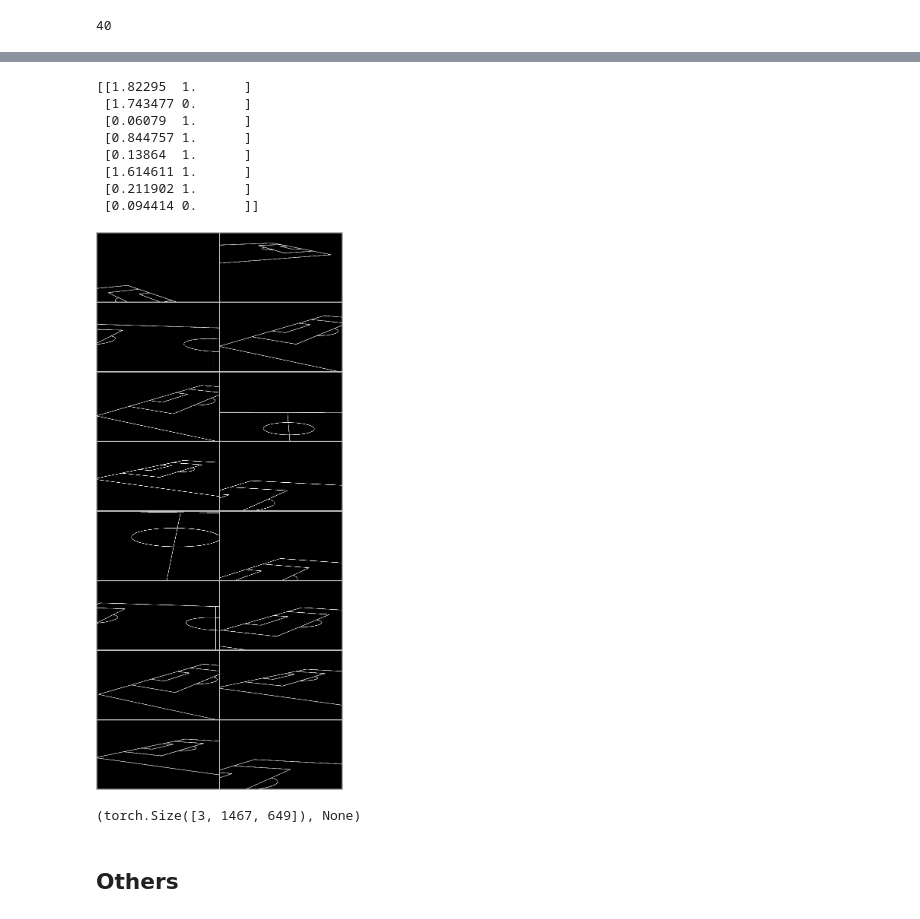
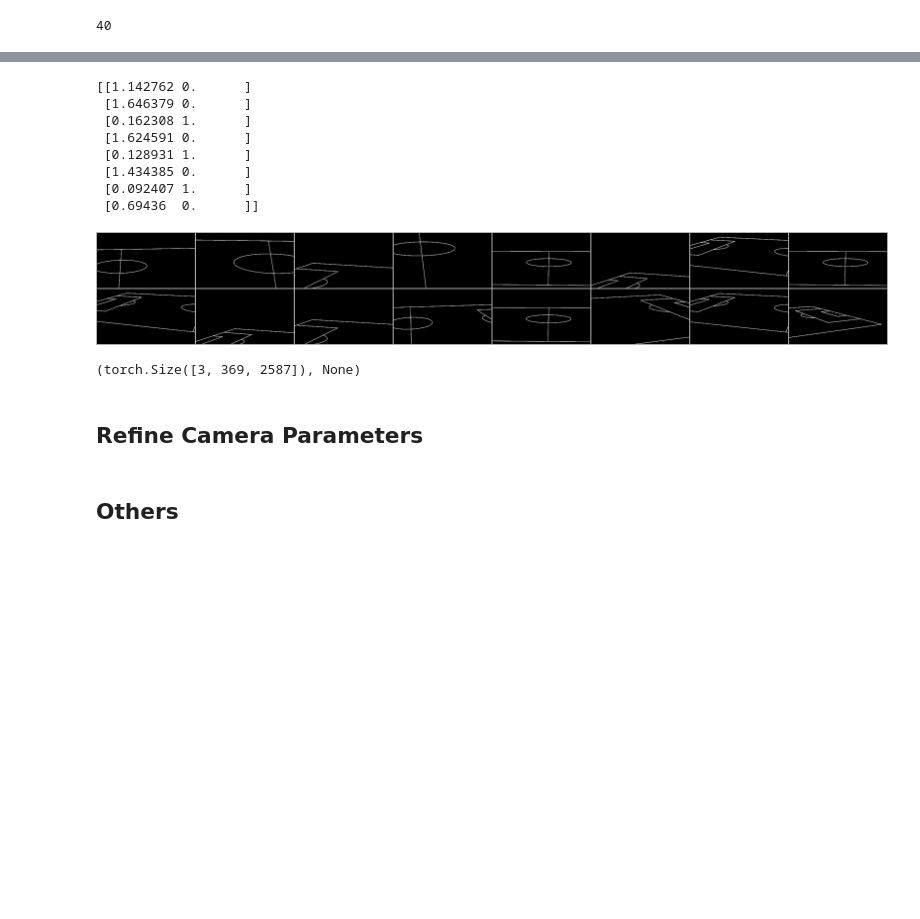
Before and after one commit to qrsforever/hzcsbet, a Jupyter notebook: docs/notebooks/SCCvSD.ipynb, the cells around one changed output, grey strips where cells are left out. Saved outputs shown, nothing was run; the diff lists cells and outputs as text; code cells hidden in the pictures; blank space fills up the shorter version.

```diff
--- a/docs/notebooks/SCCvSD.ipynb
+++ b/docs/notebooks/SCCvSD.ipynb
@@ -1467,6 +1467,9 @@ class SyntheticDataset(object):
 
     @staticmethod
     def generate_camera_image(camera_data:np.ndarray, soccer_field:SoccerField, image_size:tuple, thickness=4):
+        """
+        生成摄像机角度里的球场边线图像
+        """
         prop = CameraProp(cx=camera_data[0], cy=camera_data[1], fl=camera_data[2])
         pose = CameraPose.from_axis_angle(camera_data[3:6], camera_data[6:9])
         camera = PerspectiveCamera(prop, pose)
@@ -1933,22 +1993,23 @@ with torch.no_grad():
 # %%
 test_loader_iter = iter(test_loader)
 # %%
-# bx1, bx2, labs = next(test_loader_iter)
+bx1, bx2, labels = next(test_loader_iter)
 bx1, bx2, labels = bx1.to(device), bx2.to(device), labels.to(device)
 feat1, feat2 = siamese(bx1, bx2)
 dist = F.pairwise_distance(feat1.detach(), feat2.detach(), keepdim=True)
+num_each_row = bx1.shape[0]
 print(np.hstack((dist.numpy(), labels.numpy())))
-grid_image = make_grid(torch.cat((bx1, bx2), dim=0), nrow=2, padding=3, normalize=True, pad_value=0.75)
+grid_image = make_grid(torch.cat((bx1, bx2), dim=0), nrow=num_each_row, padding=3, normalize=True, pad_value=0.75)
 grid_pil_image = transforms.ToPILImage()(grid_image)
 grid_image.shape, grid_pil_image.convert('L').show()
 # %% [output]
-[[1.82295  1.      ]
- [1.743477 0.      ]
- [0.06079  1.      ]
- [0.844757 1.      ]
- [0.13864  1.      ]
- [1.614611 1.      ]
- [0.211902 1.      ]
- [0.094414 0.      ]]
+[[1.142762 0.      ]
+ [1.646379 0.      ]
+ [0.162308 1.      ]
+ [1.624591 0.      ]
+ [0.128931 1.      ]
+ [1.434385 0.      ]
+ [0.092407 1.      ]
+ [0.69436  0.      ]]
-[figure, old version]
+[figure, new version]
-(torch.Size([3, 1467, 649]), None)
+(torch.Size([3, 369, 2587]), None)
@@ -1955,3 +2018,5 @@ grid_image.shape, grid_pil_image.convert('L').show()
+# %% [markdown]
+## Refine Camera Parameters
 # %% [markdown]
 ## Others
 # %%
```
Also changed, not shown: parts of 17 cells of this notebook, 1 other file.
